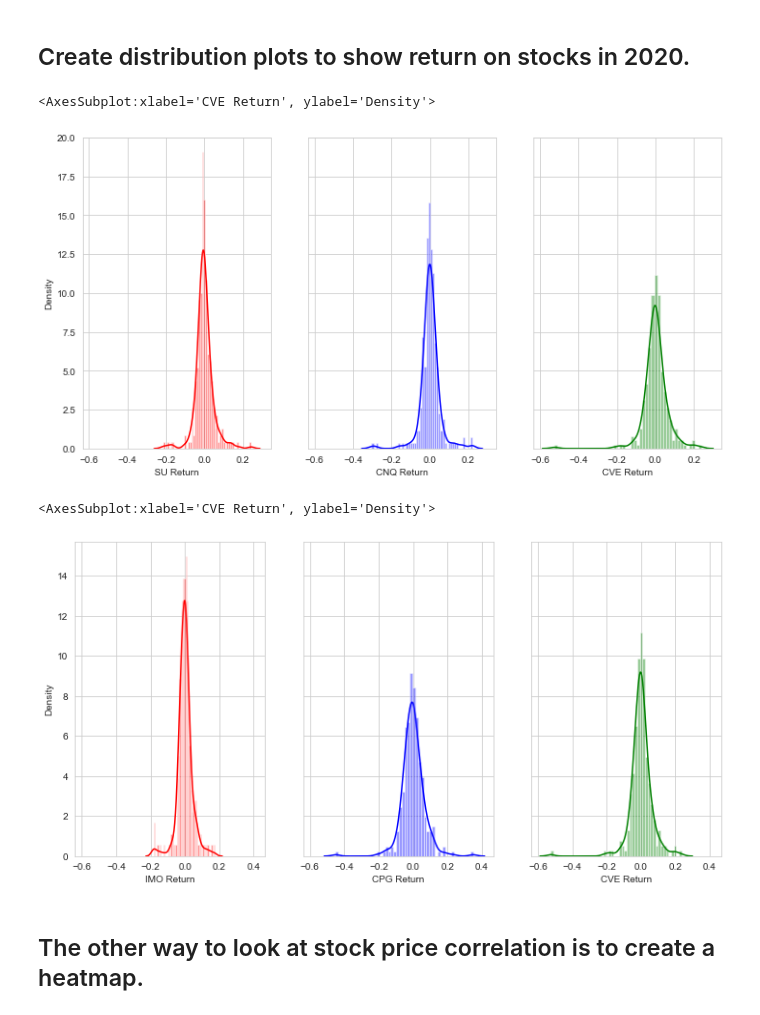
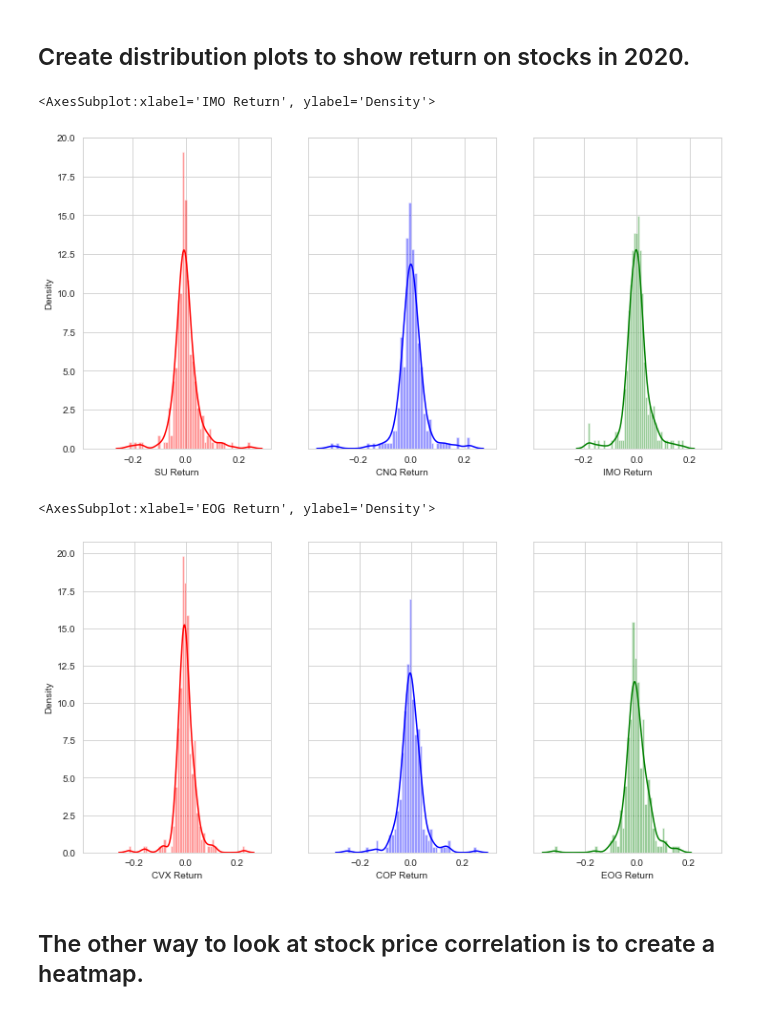
Before and after one commit to vadimsavenkov/Stock-Price-Analysis, a Jupyter notebook: Stock_Analysis.ipynb, the cells around one changed output. Drawn from its saved outputs; the diff is of its cells as text; code cells hidden in the pictures.

```diff
--- a/Stock_Analysis.ipynb
+++ b/Stock_Analysis.ipynb
@@ -149,7 +234,11 @@ plt.legend()
 # %%
-for stock in stocks:
+for stock in CAD_stocks:
     cop[stock]['Adj Close'].loc['2020-01-01':'2021-03-01'].plot(figsize=(16,10),label=stock)
 plt.legend()
 # %% [output]
 <matplotlib.legend.Legend at 0x...>
 [figure]
+# %%
+for stock in USA_stocks:
+    usop[stock]['Adj Close'].loc['2020-01-01':'2021-03-01'].plot(figsize=(16,10),label=stock)
+plt.legend()
@@ -162,8 +254,8 @@ cop.xs(key='Adj Close',axis=1,level='Stock').iplot()
 # %% [markdown]
 ## We want to calculate Return - the expected value, of the probability distribution of investment returns
 # %%
-returns = pd.DataFrame()
-for stock in stocks:
+CAD_returns = pd.DataFrame()
+for stock in CAD_stocks:
     returns[stock+' Return'] = cop[stock]['Adj Close'].pct_change()
 returns.head()
 # %% [output]
@@ -176,0 +269,5 @@ returns.head()
+# %%
+US_returns = pd.DataFrame()
+for stock in USA_stocks:
+    returns[stock+' Return'] = usop[stock]['Adj Close'].pct_change()
+returns.head()
@@ -227,27 +348,27 @@ dtype: float64
 # %%
 fig, axes = plt.subplots(ncols=3, figsize=(12, 6), sharex=True, sharey=True)
 
 sns.distplot(returns.loc['2020-01-01':'2020-12-31']['SU Return'],
              color='red', bins=50, ax=axes[0])
 sns.distplot(returns.loc['2020-01-01':'2020-12-31']['CNQ Return'],
              color='blue', bins=50, ax=axes[1])
-sns.distplot(returns.loc['2020-01-01':'2020-12-31']['CVE Return'],
+sns.distplot(returns.loc['2020-01-01':'2020-12-31']['IMO Return'],
              color='green', bins=50, ax=axes[2])
 # %% [output]
-<AxesSubplot:xlabel='CVE Return', ylabel='Density'>
+<AxesSubplot:xlabel='IMO Return', ylabel='Density'>
-[figure, old version]
+[figure, new version]
 # %%
 fig, axes = plt.subplots(ncols=3, figsize=(12, 6), sharex=True, sharey=True)
 
-sns.distplot(returns.loc['2020-01-01':'2020-12-31']['IMO Return'],
+sns.distplot(returns.loc['2020-01-01':'2020-12-31']['CVX Return'],
              color='red', bins=50, ax=axes[0])
-sns.distplot(returns.loc['2020-01-01':'2020-12-31']['CPG Return'],
+sns.distplot(returns.loc['2020-01-01':'2020-12-31']['COP Return'],
              color='blue', bins=50, ax=axes[1])
-sns.distplot(returns.loc['2020-01-01':'2020-12-31']['CVE Return'],
+sns.distplot(returns.loc['2020-01-01':'2020-12-31']['EOG Return'],
              color='green', bins=50, ax=axes[2])
 # %% [output]
-<AxesSubplot:xlabel='CVE Return', ylabel='Density'>
+<AxesSubplot:xlabel='EOG Return', ylabel='Density'>
-[figure, old version]
+[figure, new version]
 # %% [markdown]
 ## The other way to look at stock price correlation is to create a heatmap.
 # %%
```
Also changed, not shown: parts of 48 cells of this notebook.
